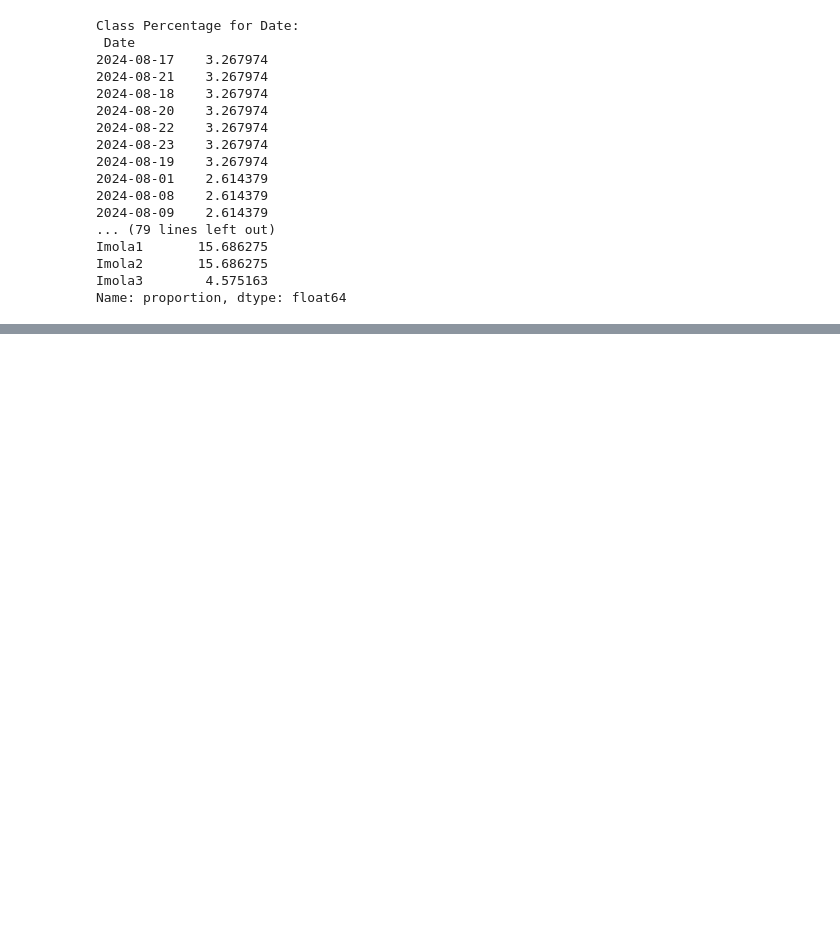
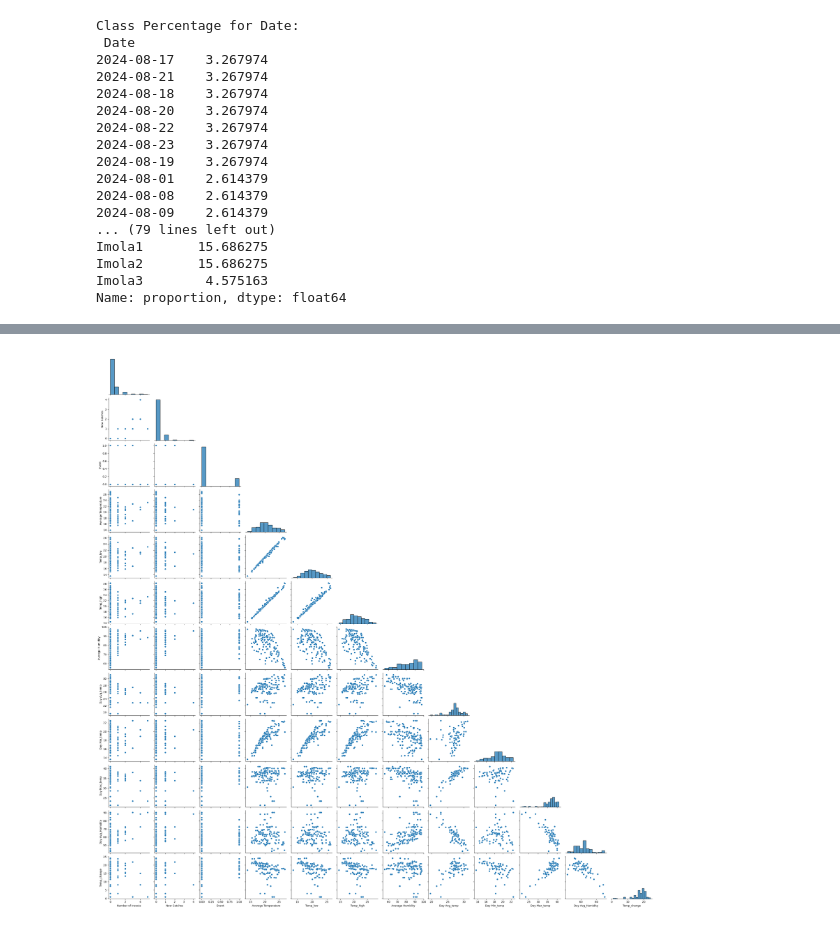
Before and after one commit to LuckyForoozan/Agritech-Pest-Prediction, a Jupyter notebook: EDA_Agritech_Pest_Prediction.ipynb, the cells around one changed output, grey strips where cells are left out. Cells and saved outputs as stored; diff of their text form; code cells hidden in the pictures; blank space fills up the shorter version.

```diff
--- a/EDA_Agritech_Pest_Prediction.ipynb
+++ b/EDA_Agritech_Pest_Prediction.ipynb
@@ -330,0 +351,10 @@ Name: proportion, dtype: float64
+# %%
+## Pair plot
+import seaborn as sns
+import matplotlib.pyplot as plt
+
+# Pair plot with only the lower triangle (removes plots beyond the main diagonal)
+sns.pairplot(df, corner=True)
+plt.show()
+# %% [output]
+[figure, added]
```
Also changed, not shown: parts of 3 cells of this notebook.
